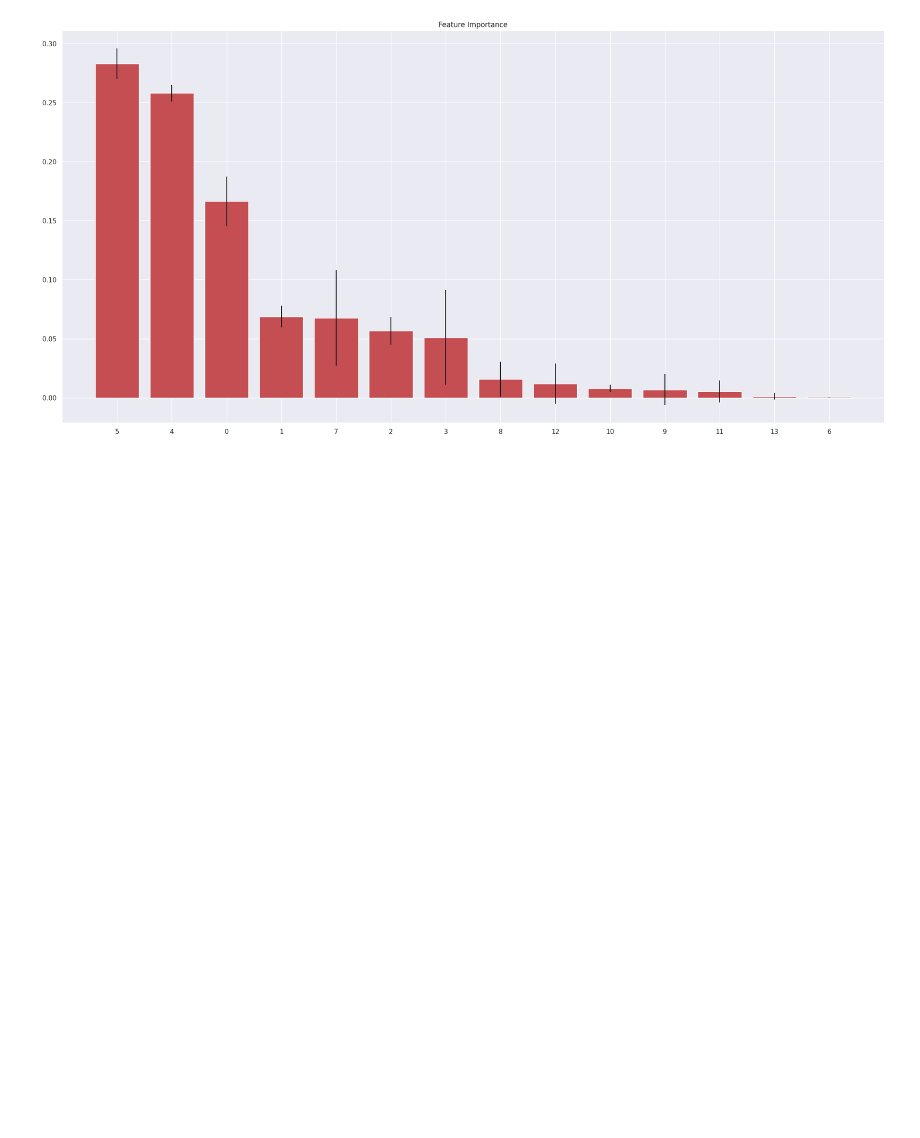
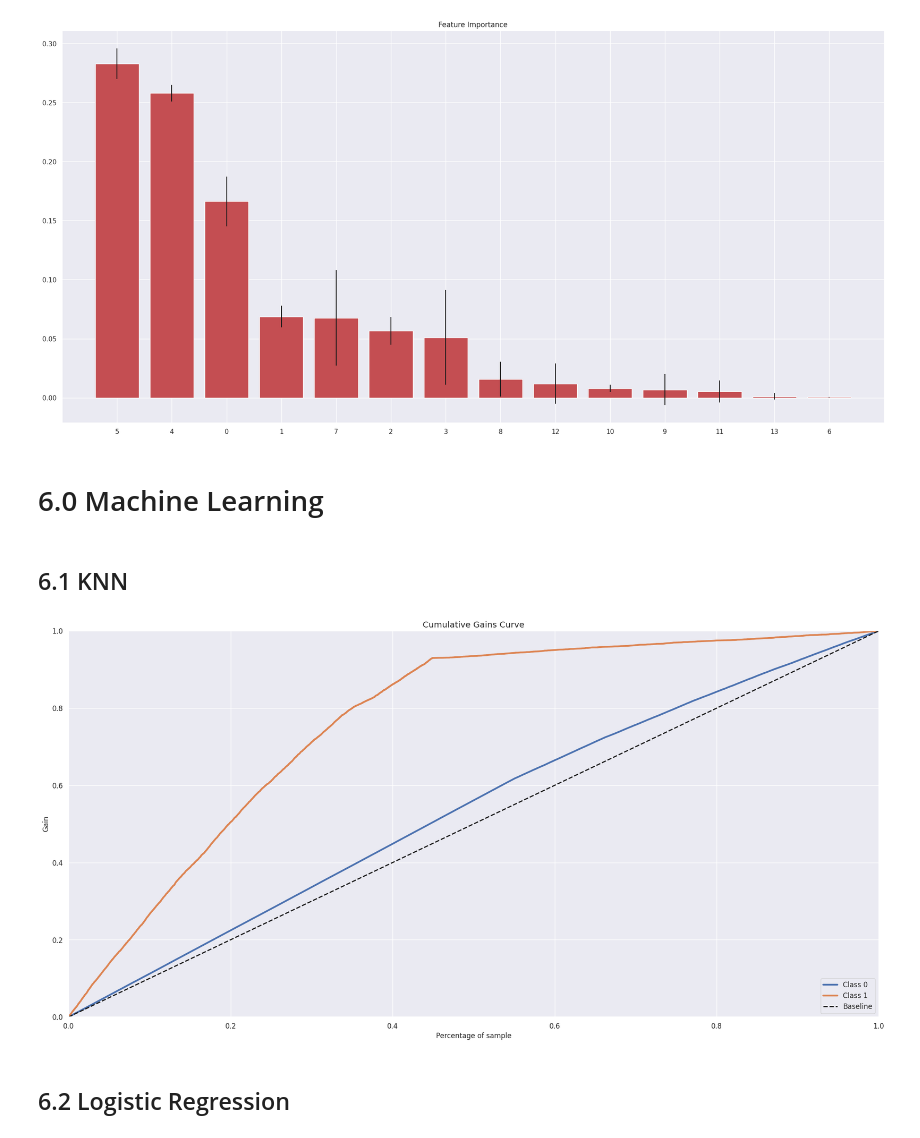
Before and after one commit to AndreMenezesDS/PA004_health_insurance, a Jupyter notebook: PA004_notebook.ipynb, the cells around one changed output. Saved outputs shown, nothing was run; the diff lists cells and outputs as text; code cells hidden in the pictures; blank space fills up the shorter version.

Commit message:
Started 6.0:Machine Learning

```diff
--- a/PA004_notebook.ipynb
+++ b/PA004_notebook.ipynb
@@ -657,3 +679,29 @@ Feature Ranking:
 0  vehicle_age_> 2 Years    0.001141
 0        driving_license    0.000497
 [figure]
+# %% [markdown]
+# 6.0 Machine Learning
+# %%
+df6 = df5.copy()
+# %%
+cols_selected = ['vintage', 'annual_premium', 'age', 'region_code', 'vehicle_damage', 'policy_sales_channel', 'previously_insured']
+
+x_train = df6[ cols_selected ]
+x_validation = X_validation[ cols_selected ]
+# %% [markdown]
+## 6.1 KNN
+# %%
+knn = KNeighborsClassifier(n_neighbors=10)
+
+#Model Training
+knn.fit(x_train, y_train)
+
+#Model Prediction
+yhat_knn = knn.predict_proba( x_validation )
+# %%
+#Acumulative Gain
+skplt.metrics.plot_cumulative_gain( y_validation, yhat_knn);
+# %% [output]
+[figure, added]
+# %% [markdown]
+## 6.2 Logistic Regression
```
Also changed, not shown: parts of 4 cells of this notebook.
